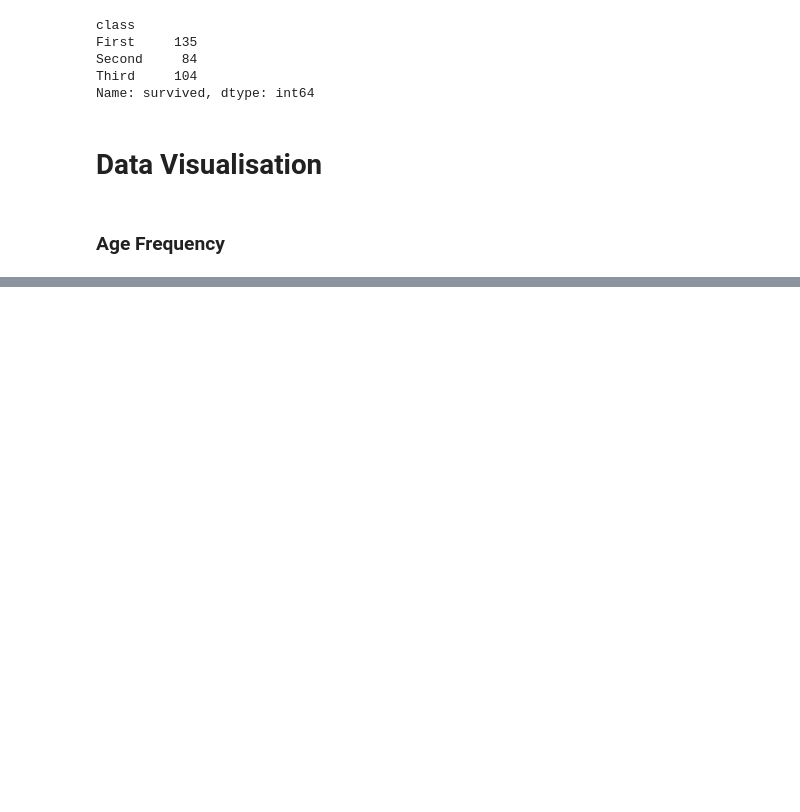
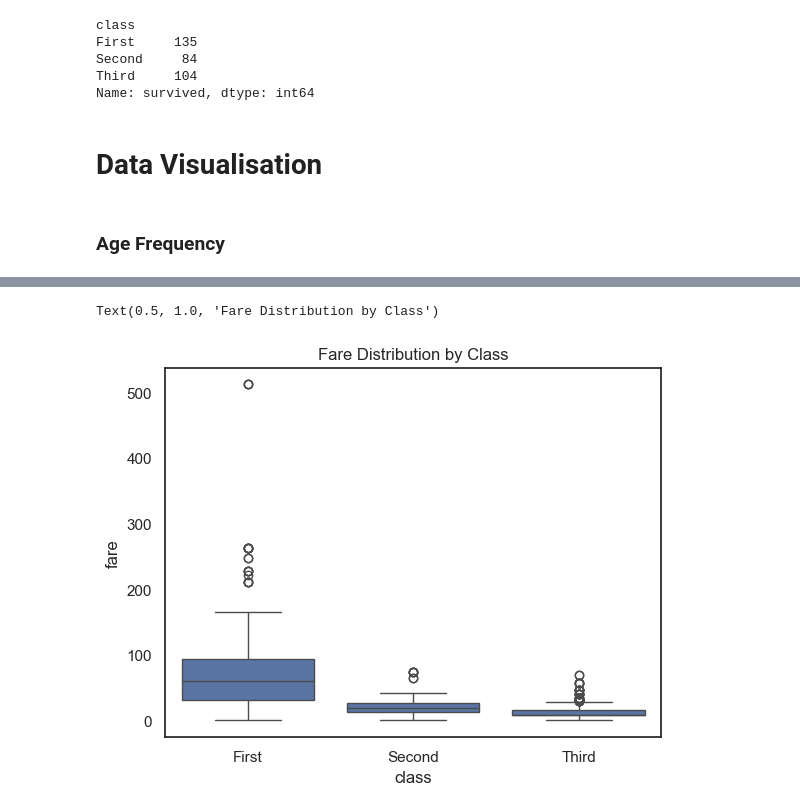
Before and after one commit to pierceharris1-tech/python_notebooks_pandas, a Jupyter notebook: SeaBourne_project.ipynb, the cells around one changed output, grey strips where cells are left out. Drawn from its saved outputs; the diff is of its cells as text; code cells hidden in the pictures; blank space fills up the shorter version.

```diff
--- a/SeaBourne_project.ipynb
+++ b/SeaBourne_project.ipynb
@@ -202,0 +196,6 @@ titanic.groupby(['class', 'sex'])['survived'].mean().unstack().plot(kind='bar')
+# %%
+sns.boxplot(data=titanic, x='class', y='fare')
+plt.title('Fare Distribution by Class')
+# %% [output]
+Text(0.5, 1.0, 'Fare Distribution by Class')
+[figure, added]
```
Also changed, not shown: parts of 16 cells of this notebook, 8 other files.
